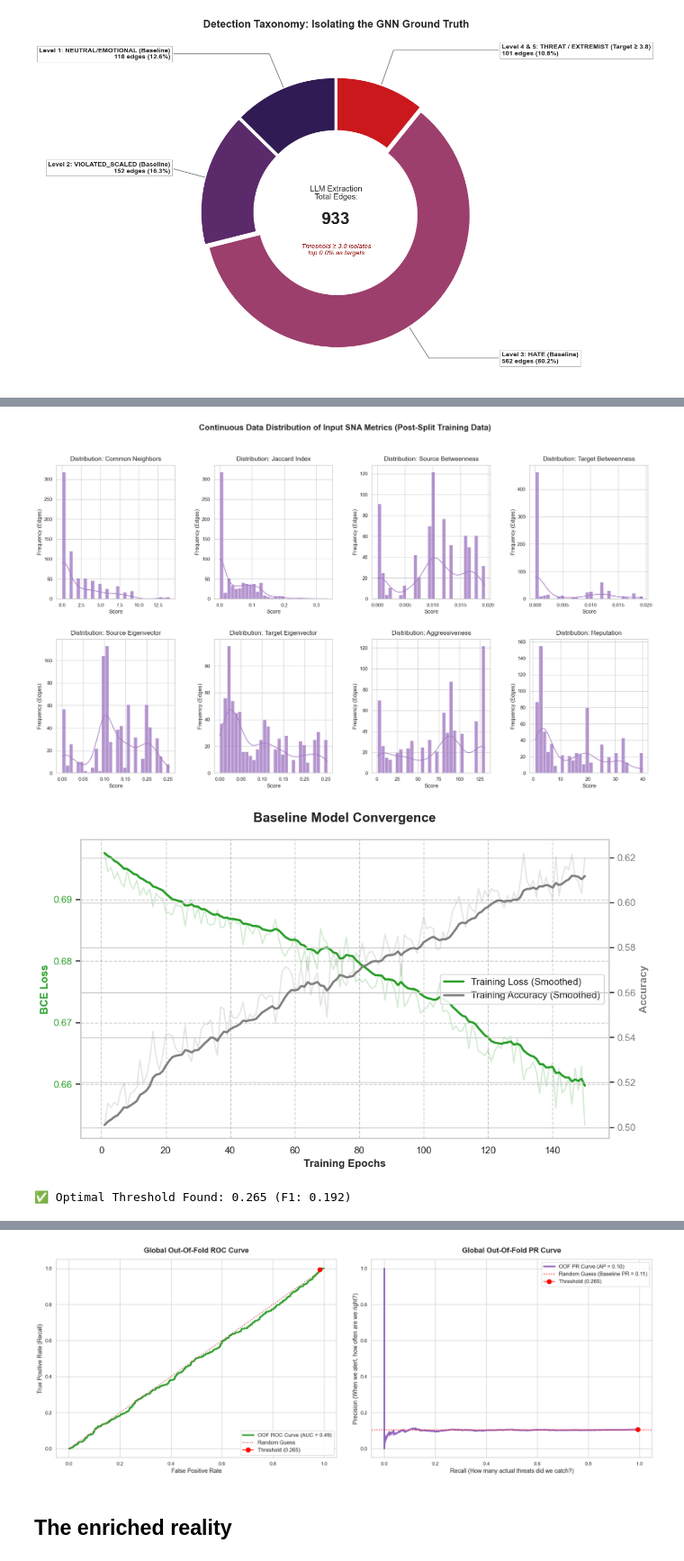
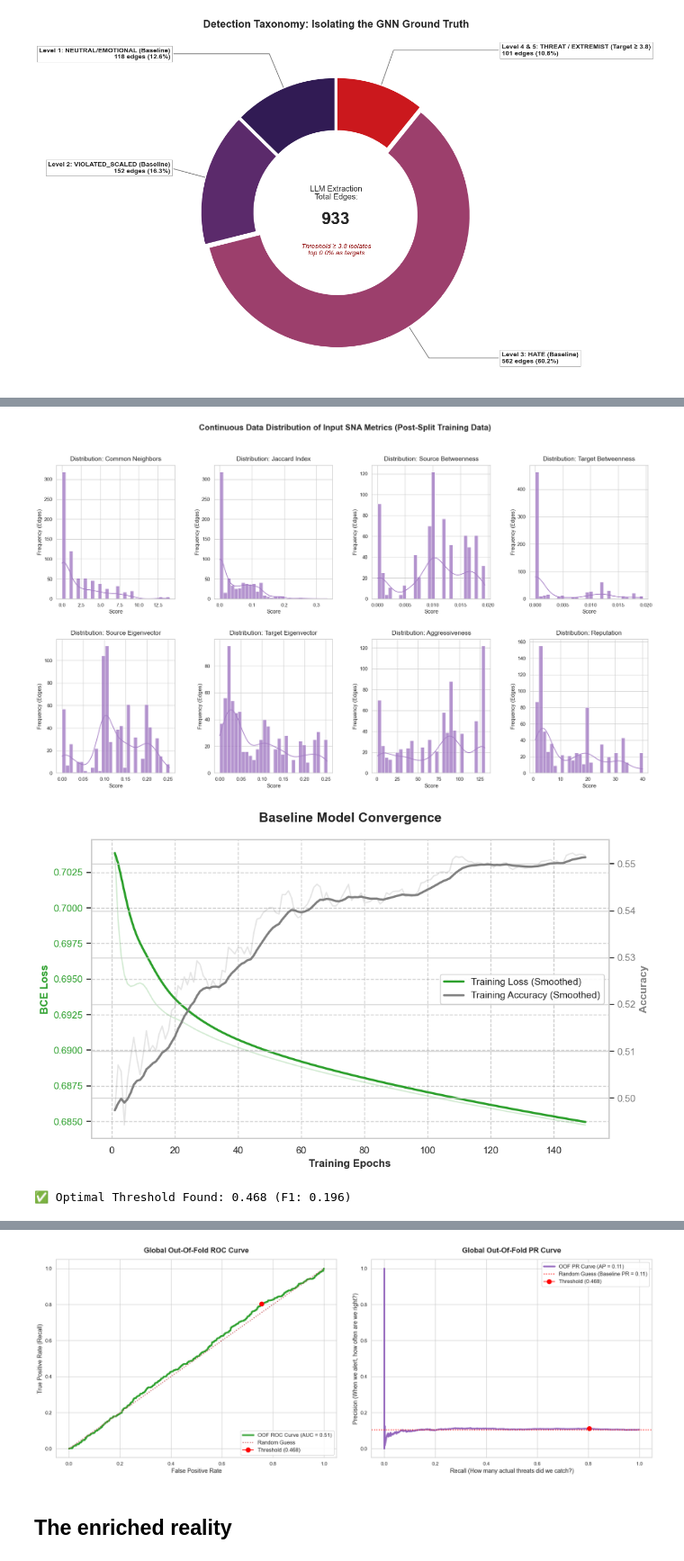
Before and after one commit to mdyagual/sna-for-oms-project, a Jupyter notebook: notebooks/risk_final_evaluation.ipynb, the cells around one changed output, grey strips where cells are left out. Shown at 90% size. Cells and saved outputs as stored; diff of their text form; code cells hidden in the pictures.

```diff
--- a/notebooks/risk_final_evaluation.ipynb
+++ b/notebooks/risk_final_evaluation.ipynb
@@ -571,7 +576,7 @@ print("==========================================")
 # 1. Initialize Baseline (edge_dim=6 for pure topology)
 baseline_model = RiskEscalationGNN(
     num_node_features=data_baseline.x.size(1),
-    hidden_channels=32,
+    hidden_channels=64,
     edge_dim=6  # <--- FIXED: Pure Topology only
 )
 
@@ -621,5 +626,5 @@ Epoch 140 | Loss: 0.6497 | Acc: 0.6237
 ✅ Baseline Training Complete. Generating Diagnostics...
 ⏳ Simulating a safe training fold to extract leak-proof features...
 [figure]
-[figure, old version]
+[figure, new version]
-✅ Optimal Threshold Found: 0.265 (F1: 0.192)
+✅ Optimal Threshold Found: 0.468 (F1: 0.196)
@@ -627,4 +632,4 @@ Epoch 140 | Loss: 0.6497 | Acc: 0.6237
-[figure, old version]
+[figure, new version]
 # %% [markdown]
 ## The enriched reality
 # %%
```
Also changed, not shown: parts of 12 cells of this notebook, 1 other file.
